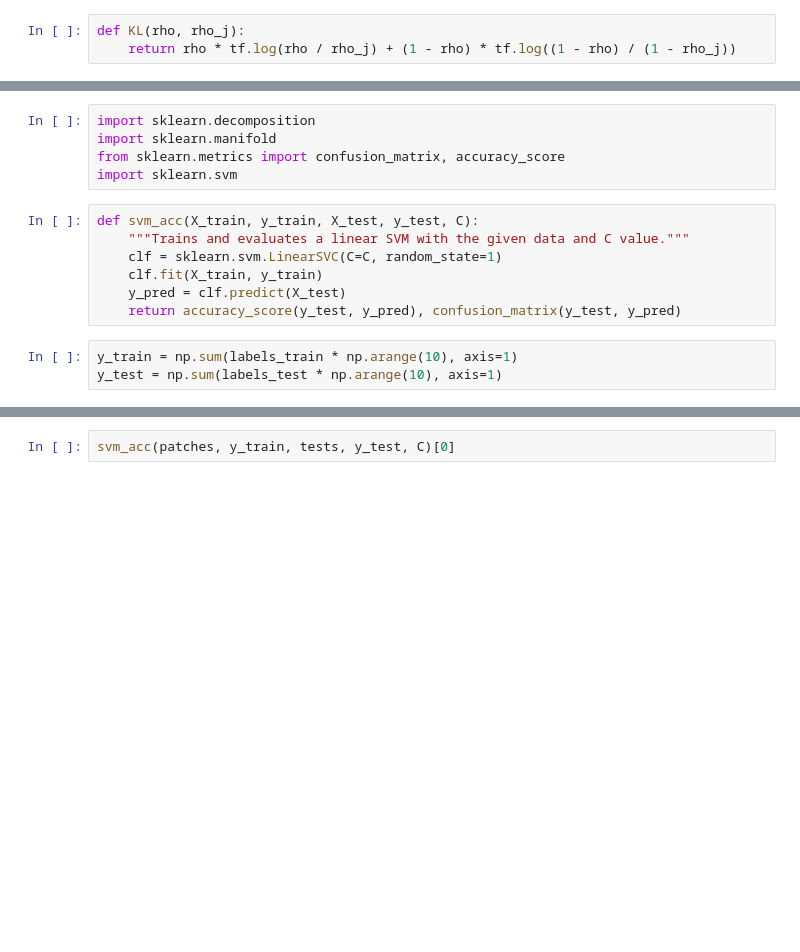
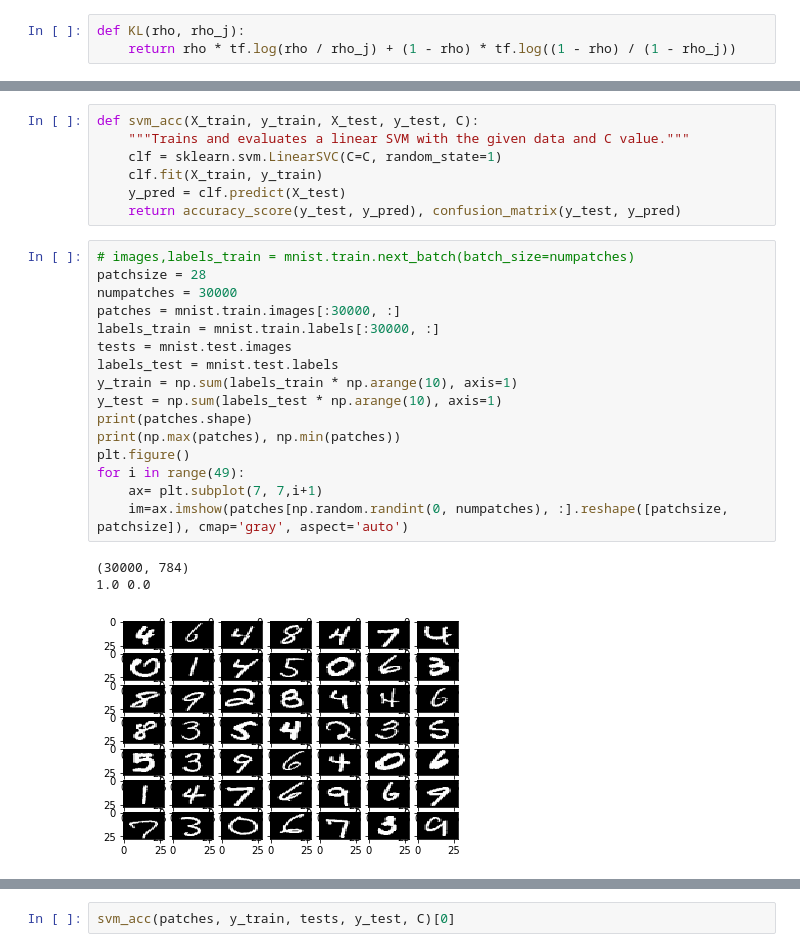
Before and after one commit to yanchaoni/SAE_tensorflow, a Jupyter notebook: SAE_notebook_MNIST.ipynb, the cells around one changed output, grey strips where cells are left out. Drawn from its saved outputs; the diff is of its cells as text; blank space fills up the shorter version.

```diff
--- a/SAE_notebook_MNIST.ipynb
+++ b/SAE_notebook_MNIST.ipynb
@@ -163,8 +21,3 @@ Variables saved!
-# %%
-import sklearn.decomposition
-import sklearn.manifold
-from sklearn.metrics import confusion_matrix, accuracy_score
-import sklearn.svm
 # %%
 def svm_acc(X_train, y_train, X_test, y_test, C):
     """Trains and evaluates a linear SVM with the given data and C value."""
@@ -172,6 +25,23 @@ def svm_acc(X_train, y_train, X_test, y_test, C):
     clf.fit(X_train, y_train)
     y_pred = clf.predict(X_test)
     return accuracy_score(y_test, y_pred), confusion_matrix(y_test, y_pred)
-# %%
-y_train = np.sum(labels_train * np.arange(10), axis=1)
-y_test = np.sum(labels_test * np.arange(10), axis=1)
+# %%
+# images,labels_train = mnist.train.next_batch(batch_size=numpatches)
+patchsize = 28
+numpatches = 30000
+patches = mnist.train.images[:30000, :]
+labels_train = mnist.train.labels[:30000, :]
+tests = mnist.test.images
+labels_test = mnist.test.labels
+y_train = np.sum(labels_train * np.arange(10), axis=1)
+y_test = np.sum(labels_test * np.arange(10), axis=1)
+print(patches.shape)
+print(np.max(patches), np.min(patches))
+plt.figure()
+for i in range(49):
+    ax= plt.subplot(7, 7,i+1)
+    im=ax.imshow(patches[np.random.randint(0, numpatches), :].reshape([patchsize, patchsize]), cmap='gray', aspect='auto')
+# %% [output]
+(30000, 784)
+1.0 0.0
+[figure, added]
```
Also changed, not shown: parts of 16 cells of this notebook.
